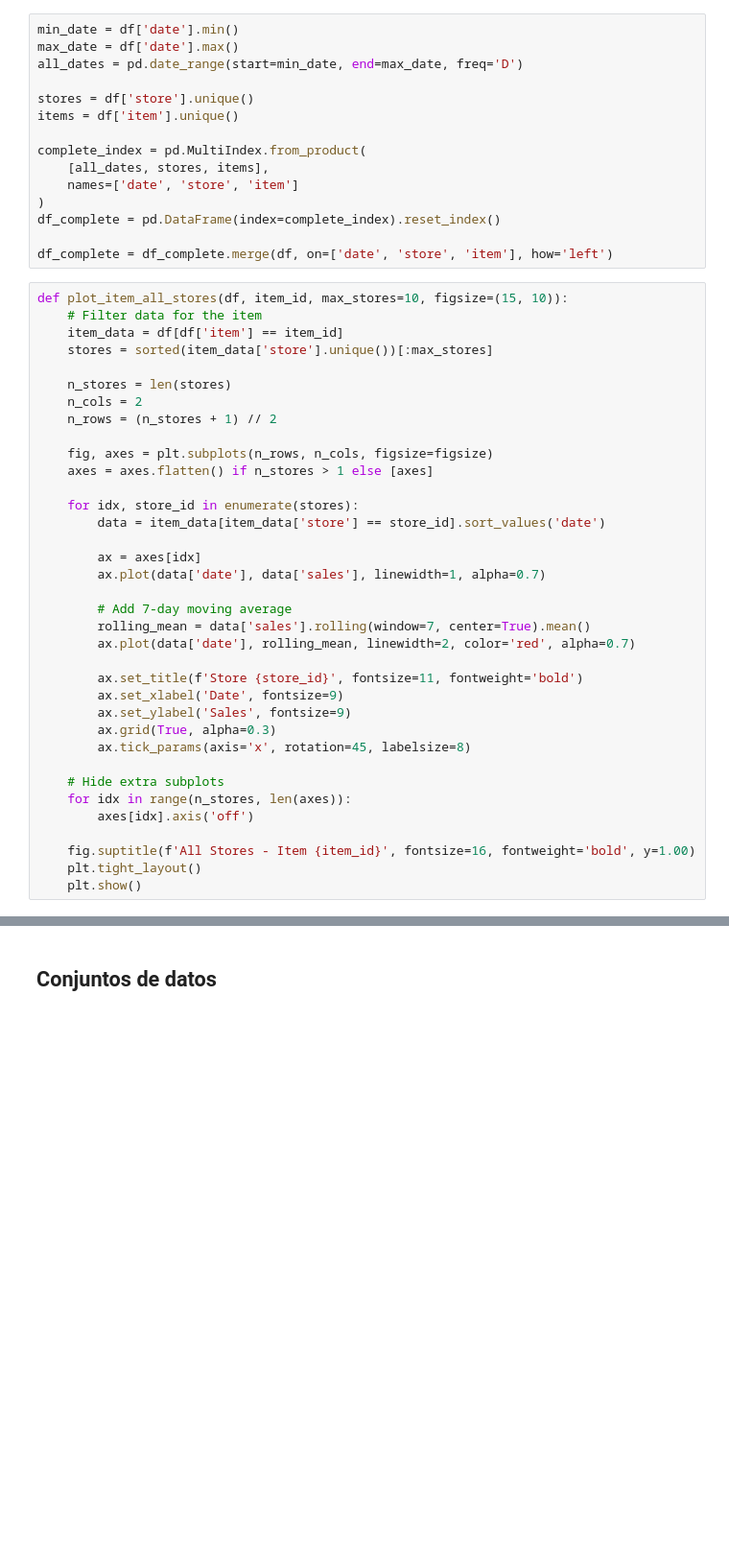
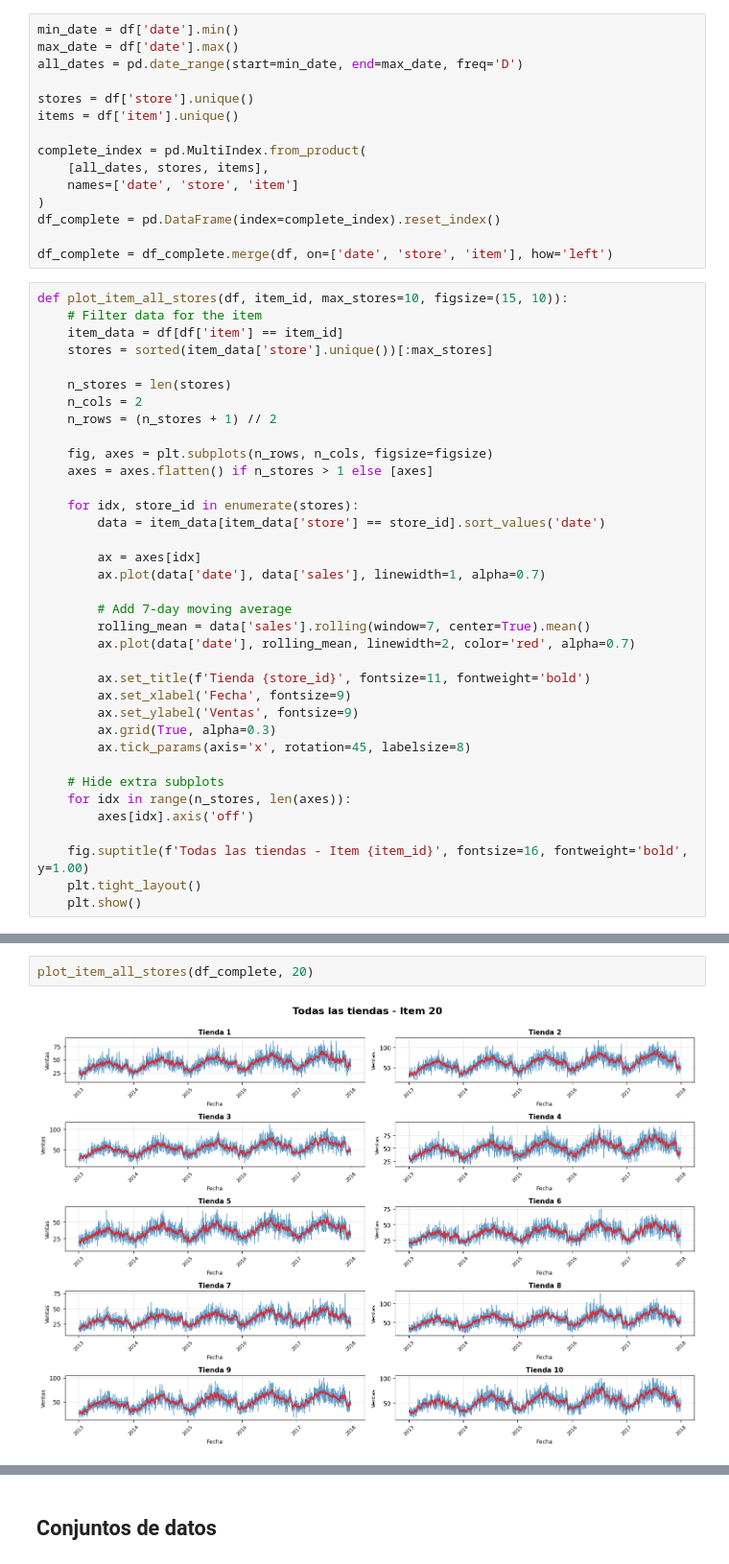
Before and after one commit to DanielRasho/DeepLearning-Lab8, a Jupyter notebook: report.ipynb, the cells around one changed output, grey strips where cells are left out. Shown at 96% size. Cells and saved outputs as stored; diff of their text form; blank space fills up the shorter version.

```diff
--- a/report.ipynb
+++ b/report.ipynb
@@ -127,9 +158,9 @@ def plot_item_all_stores(df, item_id, max_stores=10, figsize=(15, 10)):
         rolling_mean = data['sales'].rolling(window=7, center=True).mean()
         ax.plot(data['date'], rolling_mean, linewidth=2, color='red', alpha=0.7)
 
-        ax.set_title(f'Store {store_id}', fontsize=11, fontweight='bold')
-        ax.set_xlabel('Date', fontsize=9)
-        ax.set_ylabel('Sales', fontsize=9)
+        ax.set_title(f'Tienda {store_id}', fontsize=11, fontweight='bold')
+        ax.set_xlabel('Fecha', fontsize=9)
+        ax.set_ylabel('Ventas', fontsize=9)
         ax.grid(True, alpha=0.3)
         ax.tick_params(axis='x', rotation=45, labelsize=8)
 
@@ -137,6 +168,6 @@ def plot_item_all_stores(df, item_id, max_stores=10, figsize=(15, 10)):
     for idx in range(n_stores, len(axes)):
         axes[idx].axis('off')
 
-    fig.suptitle(f'All Stores - Item {item_id}', fontsize=16, fontweight='bold', y=1.00)
+    fig.suptitle(f'Todas las tiendas - Item {item_id}', fontsize=16, fontweight='bold', y=1.00)
     plt.tight_layout()
     plt.show()
@@ -142,0 +176,4 @@ def plot_item_all_stores(df, item_id, max_stores=10, figsize=(15, 10)):
+# %%
+plot_item_all_stores(df_complete, 20)
+# %% [output]
+[figure, added]
```
Also changed, not shown: parts of 17 cells of this notebook, 1 other file.
